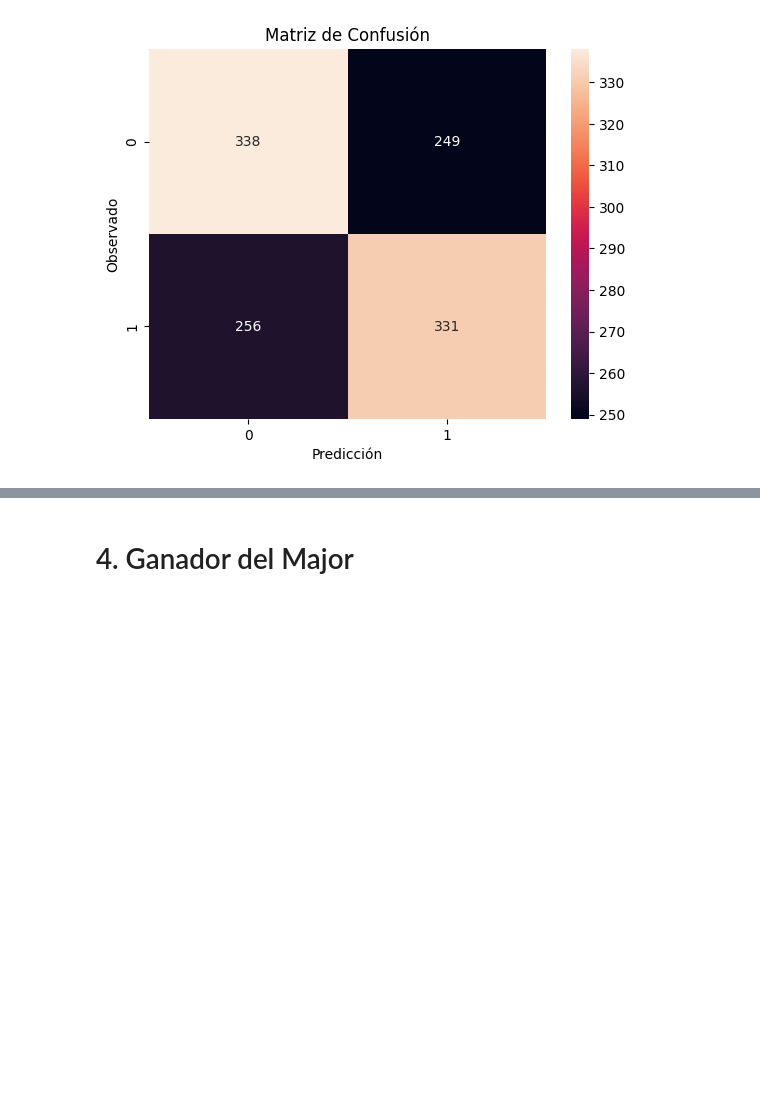
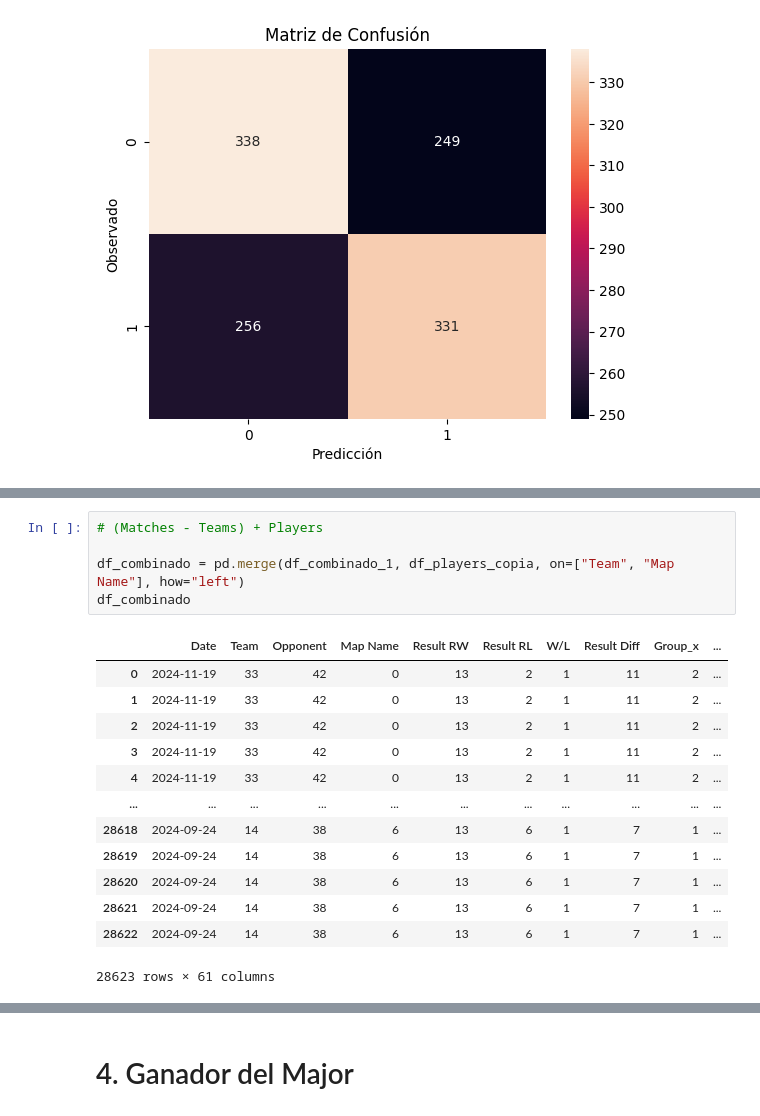
Before and after one commit to Jimenez73/Proyecto-Semestral-Grupo-13, a Jupyter notebook: predicciones.ipynb, the cells around one changed output, grey strips where cells are left out. Saved outputs shown, nothing was run; the diff lists cells and outputs as text; blank space fills up the shorter version.

```diff
--- a/predicciones.ipynb
+++ b/predicciones.ipynb
@@ -939,0 +1002,19 @@ weighted avg       0.57      0.57      0.57      1174
+# %%
+# (Matches - Teams) + Players
+
+df_combinado = pd.merge(df_combinado_1, df_players_copia, on=["Team", "Map Name"], how="left")
+df_combinado
+# %% [output]
+|  | Date | Team | Opponent | Map Name | Result RW | Result RL | W/L | Result Diff | Group_x | ... |
+| 0 | 2024-11-19 | 33 | 42 | 0 | 13 | 2 | 1 | 11 | 2 | ... |
+| 1 | 2024-11-19 | 33 | 42 | 0 | 13 | 2 | 1 | 11 | 2 | ... |
+| 2 | 2024-11-19 | 33 | 42 | 0 | 13 | 2 | 1 | 11 | 2 | ... |
+| 3 | 2024-11-19 | 33 | 42 | 0 | 13 | 2 | 1 | 11 | 2 | ... |
+| 4 | 2024-11-19 | 33 | 42 | 0 | 13 | 2 | 1 | 11 | 2 | ... |
+| ... | ... | ... | ... | ... | ... | ... | ... | ... | ... | ... |
+| 28618 | 2024-09-24 | 14 | 38 | 6 | 13 | 6 | 1 | 7 | 1 | ... |
+| 28619 | 2024-09-24 | 14 | 38 | 6 | 13 | 6 | 1 | 7 | 1 | ... |
+| 28620 | 2024-09-24 | 14 | 38 | 6 | 13 | 6 | 1 | 7 | 1 | ... |
+| 28621 | 2024-09-24 | 14 | 38 | 6 | 13 | 6 | 1 | 7 | 1 | ... |
+| 28622 | 2024-09-24 | 14 | 38 | 6 | 13 | 6 | 1 | 7 | 1 | ... |
+28623 rows × 61 columns
```
Also changed, not shown: parts of 22 cells of this notebook, 1 other file.
